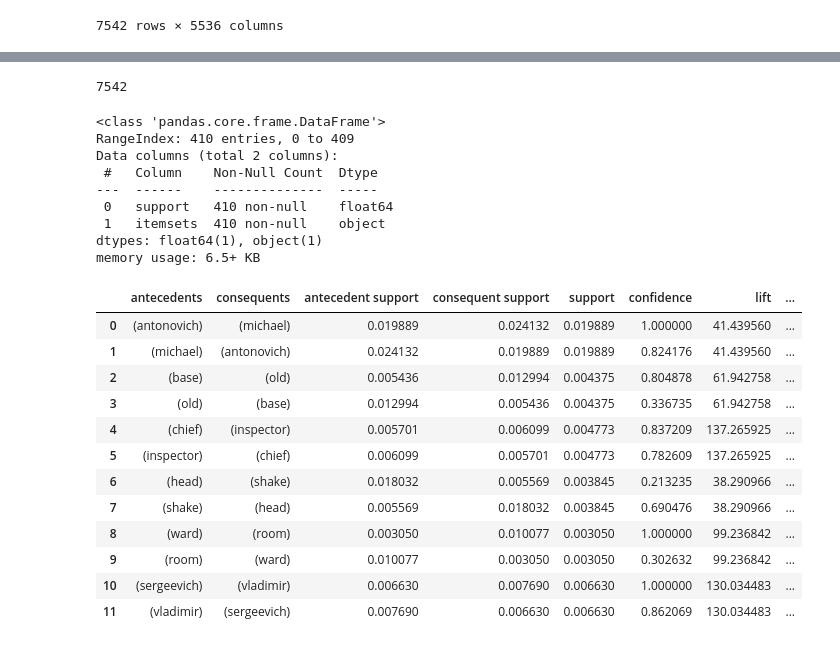
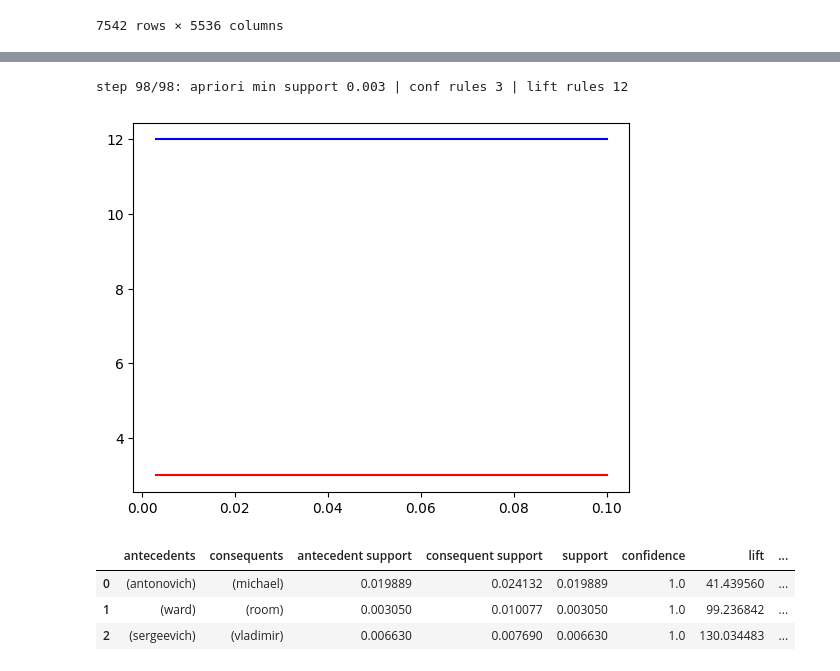
Before and after one commit to Ko4eBHuK/hybrid-intelligent-systems, a Jupyter notebook: HIS3.ipynb, the cells around one changed output, grey strips where cells are left out. Saved outputs shown, nothing was run; the diff lists cells and outputs as text; code cells hidden in the pictures.

```diff
--- a/HIS3.ipynb
+++ b/HIS3.ipynb
@@ -5,5 +11,5 @@
 # %%
-data_url = 'A-and-B-Strugatsky-Probationers-en.txt'
+data_url = 'gdrive/My Drive/Colab Notebooks/hybrid-intelligent-systems/A-and-B-Strugatsky-Probationers-en.txt'
 data_file = open(data_url)
 
 data = data_file.read()
@@ -117,7 +121,7 @@ tokenizer_func(sentences[19])
 # %%
 countVectorizer = CountVectorizer(
     binary=True,
-    stop_words=stop_words,
+    stop_words=stopwords.words('english'),
     tokenizer=tokenizer_func
 )
 X = countVectorizer.fit_transform(sentences)
@@ -132,10 +136,9 @@ array(['I', 'abandon', 'abastumaine', 'ability', 'able', 'abnormal',
 import pandas as pd
 
 col_names = countVectorizer.get_feature_names_out()
-df_body = X.toarray()
 
 data_df = pd.DataFrame(
-    data = df_body,
+    data = X.toarray(),
     columns = col_names
 )
 # %%
@@ -161,4 +159,0 @@ sentences[5981]
-# %%
-len(sentences)
-# %% [output]
-7542
@@ -169,12 +159,0 @@ apriori_df = apriori(data_df, min_support=0.003, use_colnames=True, max_len=2)
-# %%
-apriori_df.info()
-# %% [output]
-<class 'pandas.core.frame.DataFrame'>
-RangeIndex: 410 entries, 0 to 409
-Data columns (total 2 columns):
- #   Column    Non-Null Count  Dtype
----  ------    --------------  -----
- 0   support   410 non-null    float64
- 1   itemsets  410 non-null    object
-dtypes: float64(1), object(1)
-memory usage: 6.5+ KB
@@ -185,16 +160,37 @@ assoc_rules_df = association_rules(apriori_df, metric='confidence', min_threshol
-# %%
-association_rules(apriori_df, metric='lift', min_threshold=10)
-# %% [output]
-|  | antecedents | consequents | antecedent support | consequent support | support | confidence | lift | ... |
-| 0 | (antonovich) | (michael) | 0.019889 | 0.024132 | 0.019889 | 1.000000 | 41.439560 | ... |
-| 1 | (michael) | (antonovich) | 0.024132 | 0.019889 | 0.019889 | 0.824176 | 41.439560 | ... |
-| 2 | (base) | (old) | 0.005436 | 0.012994 | 0.004375 | 0.804878 | 61.942758 | ... |
-| 3 | (old) | (base) | 0.012994 | 0.005436 | 0.004375 | 0.336735 | 61.942758 | ... |
-| 4 | (chief) | (inspector) | 0.005701 | 0.006099 | 0.004773 | 0.837209 | 137.265925 | ... |
-| 5 | (inspector) | (chief) | 0.006099 | 0.005701 | 0.004773 | 0.782609 | 137.265925 | ... |
-| 6 | (head) | (shake) | 0.018032 | 0.005569 | 0.003845 | 0.213235 | 38.290966 | ... |
-| 7 | (shake) | (head) | 0.005569 | 0.018032 | 0.003845 | 0.690476 | 38.290966 | ... |
-| 8 | (ward) | (room) | 0.003050 | 0.010077 | 0.003050 | 1.000000 | 99.236842 | ... |
-| 9 | (room) | (ward) | 0.010077 | 0.003050 | 0.003050 | 0.302632 | 99.236842 | ... |
-| 10 | (sergeevich) | (vladimir) | 0.006630 | 0.007690 | 0.006630 | 1.000000 | 130.034483 | ... |
-| 11 | (vladimir) | (sergeevich) | 0.007690 | 0.006630 | 0.006630 | 0.862069 | 130.034483 | ... |
+# %%
+from mlxtend.frequent_patterns import apriori
+from mlxtend.frequent_patterns import association_rules
+from google.colab import output
+import matplotlib.pyplot as plt
+
+search_grid = {
+    'apriori_min_support': [x / 1000 for x in range(100, 2, -1)]
+}
+
+conf_rules_count = []
+lift_rules_count = []
+
+for i, apriori_min_support in enumerate(search_grid['apriori_min_support']):
+  apriori_df = apriori(data_df, min_support=0.003, use_colnames=True, max_len=2)
+
+  conf_df = association_rules(apriori_df, metric='confidence', min_threshold=1.0)
+  lift_df = association_rules(apriori_df, metric='lift', min_threshold=10)
+
+  conf_rules_count.append(conf_df.shape[0])
+  lift_rules_count.append(lift_df.shape[0])
+  output.clear()
+  print(f'step {i+1}/{len(search_grid["apriori_min_support"])}: apriori min support {apriori_min_support} | conf rules {conf_df.shape[0]} | lift rules {lift_df.shape[0]}')
+
+plt.plot(search_grid['apriori_min_support'], conf_rules_count, 'r')
+plt.plot(search_grid['apriori_min_support'], lift_rules_count, 'b')
+plt.show()
+# %% [output]
+step 98/98: apriori min support 0.003 | conf rules 3 | lift rules 12
+[figure, added]
+# %%
+conf_df
+# %% [output]
+|  | antecedents | consequents | antecedent support | consequent support | support | confidence | lift | ... |
+| 0 | (antonovich) | (michael) | 0.019889 | 0.024132 | 0.019889 | 1.0 | 41.439560 | ... |
+| 1 | (ward) | (room) | 0.003050 | 0.010077 | 0.003050 | 1.0 | 99.236842 | ... |
+| 2 | (sergeevich) | (vladimir) | 0.006630 | 0.007690 | 0.006630 | 1.0 | 130.034483 | ... |
```
Also changed, not shown: parts of 19 cells of this notebook, 1 other file.
